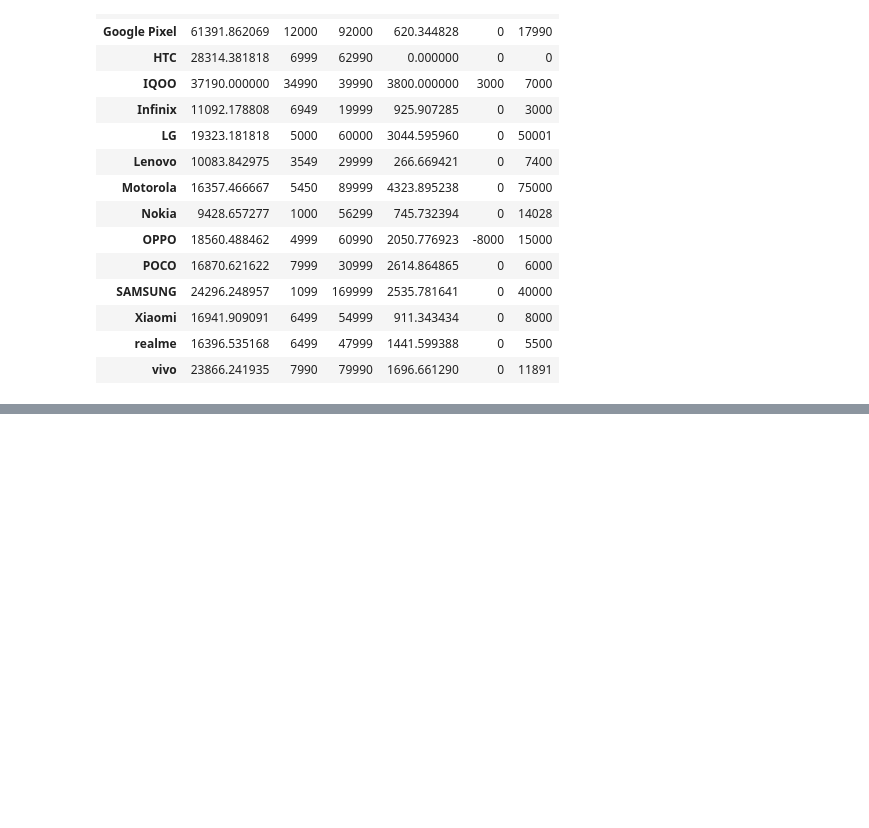
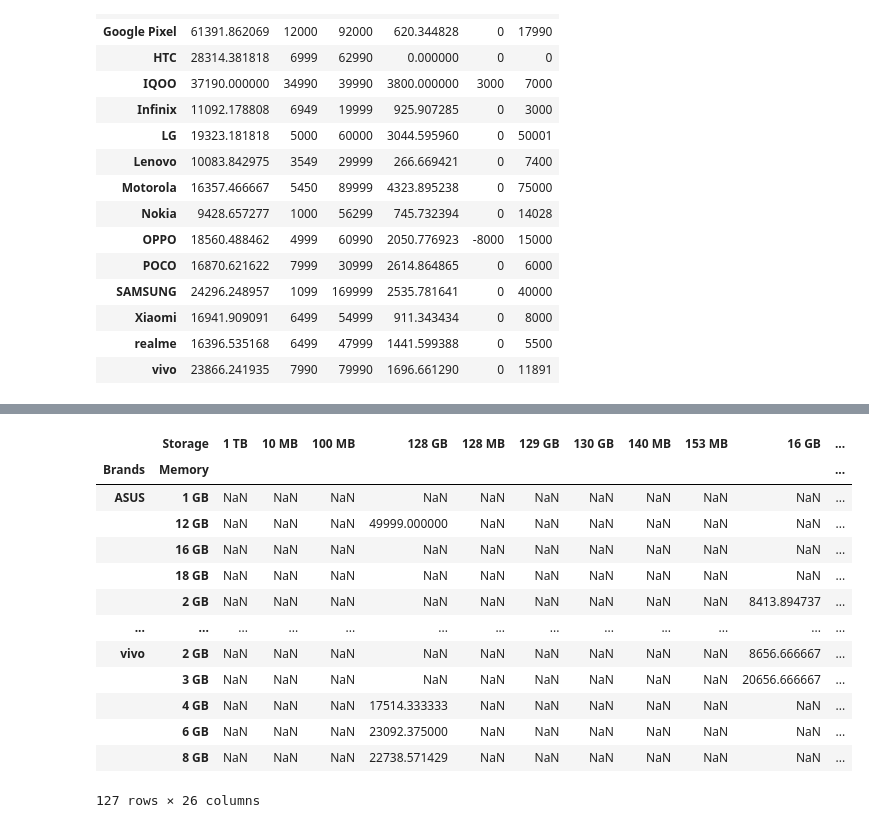
Before and after one commit to Humpnduati/25e---PyData, a Jupyter notebook: pandas.ipynb, the cells around one changed output, grey strips where cells are left out. Drawn from its saved outputs; the diff is of its cells as text; code cells hidden in the pictures; blank space fills up the shorter version.

```diff
--- a/pandas.ipynb
+++ b/pandas.ipynb
@@ -193,0 +252,17 @@ data.groupby('Brands')[['Selling Price', 'Discount']].agg(['mean', 'min', 'max']
+# %%
+data.groupby(['Brands','Memory', 'Storage'])['Selling Price'].mean().unstack()
+# %% [output]
+|  | Storage | 1 TB | 10 MB | 100 MB | 128 GB | 128 MB | 129 GB | 130 GB | 140 MB | 153 MB | 16 GB | ... |
+| Brands | Memory |  |  |  |  |  |  |  |  |  |  | ... |
+| ASUS | 1 GB | NaN | NaN | NaN | NaN | NaN | NaN | NaN | NaN | NaN | NaN | ... |
+|  | 12 GB | NaN | NaN | NaN | 49999.000000 | NaN | NaN | NaN | NaN | NaN | NaN | ... |
+|  | 16 GB | NaN | NaN | NaN | NaN | NaN | NaN | NaN | NaN | NaN | NaN | ... |
+|  | 18 GB | NaN | NaN | NaN | NaN | NaN | NaN | NaN | NaN | NaN | NaN | ... |
+|  | 2 GB | NaN | NaN | NaN | NaN | NaN | NaN | NaN | NaN | NaN | 8413.894737 | ... |
+| ... | ... | ... | ... | ... | ... | ... | ... | ... | ... | ... | ... | ... |
+| vivo | 2 GB | NaN | NaN | NaN | NaN | NaN | NaN | NaN | NaN | NaN | 8656.666667 | ... |
+|  | 3 GB | NaN | NaN | NaN | NaN | NaN | NaN | NaN | NaN | NaN | 20656.666667 | ... |
+|  | 4 GB | NaN | NaN | NaN | 17514.333333 | NaN | NaN | NaN | NaN | NaN | NaN | ... |
+|  | 6 GB | NaN | NaN | NaN | 23092.375000 | NaN | NaN | NaN | NaN | NaN | NaN | ... |
+|  | 8 GB | NaN | NaN | NaN | 22738.571429 | NaN | NaN | NaN | NaN | NaN | NaN | ... |
+127 rows × 26 columns
```
Also changed, not shown: parts of 34 cells of this notebook, 1 other file.
